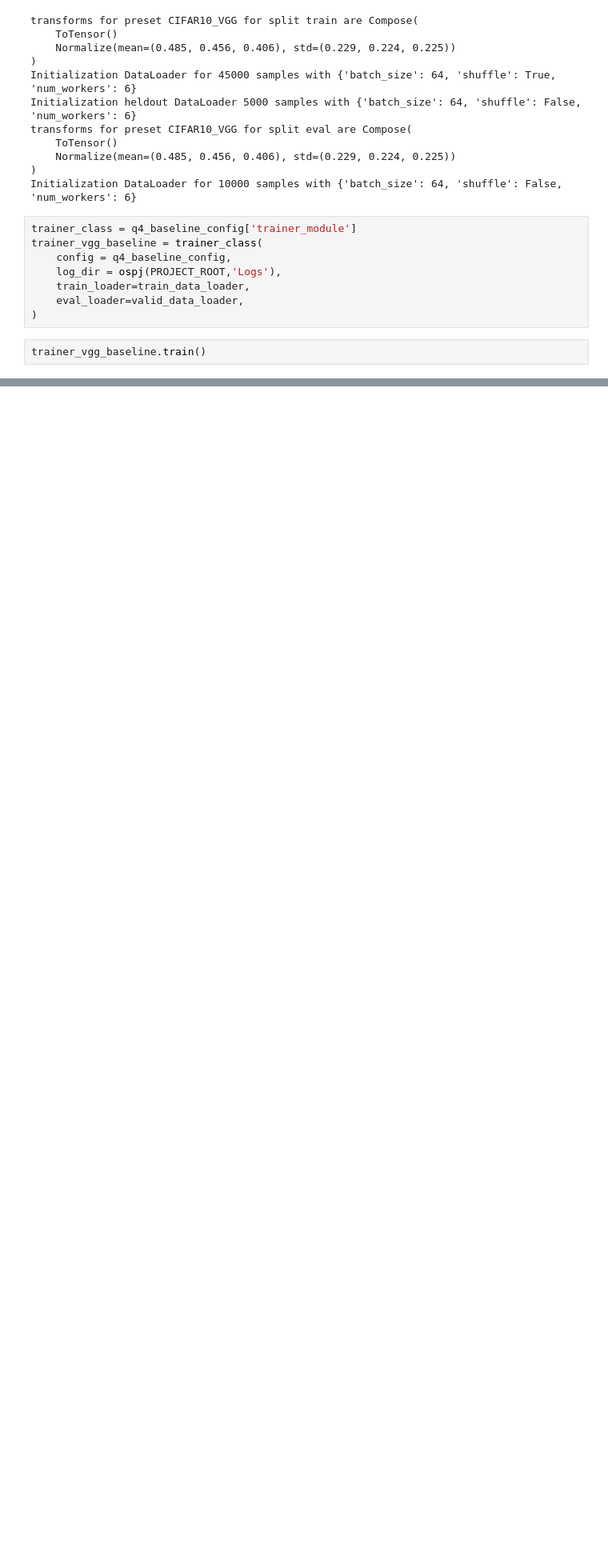
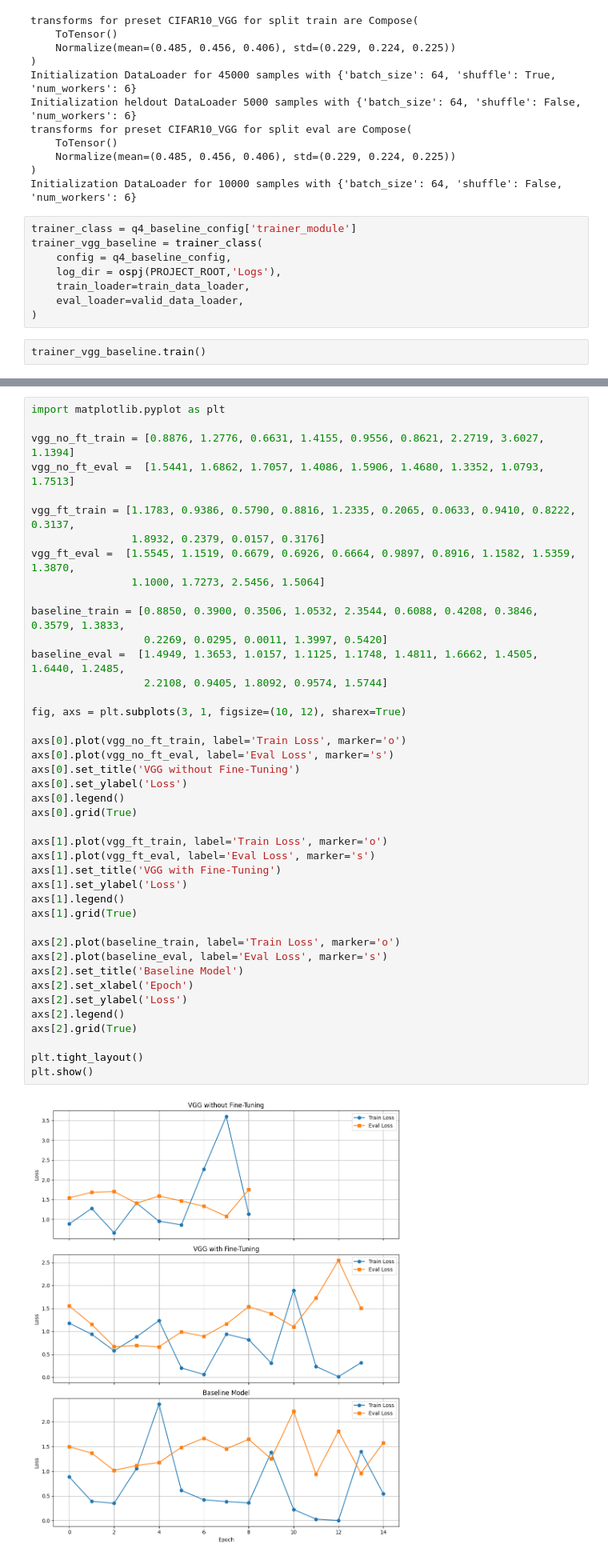
Before and after one commit to nimadindar/HLCV, a Jupyter notebook: assignment3/exercise-3.ipynb, the cells around one changed output, grey strips where cells are left out. Shown at 80% size. Saved outputs shown, nothing was run; the diff lists cells and outputs as text; blank space fills up the shorter version.

```diff
--- a/assignment3/exercise-3.ipynb
+++ b/assignment3/exercise-3.ipynb
@@ -971,0 +1144,44 @@ Feel free to add more code cells if needed.
+# %%
+import matplotlib.pyplot as plt
+
+vgg_no_ft_train = [0.8876, 1.2776, 0.6631, 1.4155, 0.9556, 0.8621, 2.2719, 3.6027, 1.1394]
+vgg_no_ft_eval =  [1.5441, 1.6862, 1.7057, 1.4086, 1.5906, 1.4680, 1.3352, 1.0793, 1.7513]
+
+vgg_ft_train = [1.1783, 0.9386, 0.5790, 0.8816, 1.2335, 0.2065, 0.0633, 0.9410, 0.8222, 0.3137,
+                1.8932, 0.2379, 0.0157, 0.3176]
+vgg_ft_eval =  [1.5545, 1.1519, 0.6679, 0.6926, 0.6664, 0.9897, 0.8916, 1.1582, 1.5359, 1.3870,
+                1.1000, 1.7273, 2.5456, 1.5064]
+
+baseline_train = [0.8850, 0.3900, 0.3506, 1.0532, 2.3544, 0.6088, 0.4208, 0.3846, 0.3579, 1.3833,
+                  0.2269, 0.0295, 0.0011, 1.3997, 0.5420]
+baseline_eval =  [1.4949, 1.3653, 1.0157, 1.1125, 1.1748, 1.4811, 1.6662, 1.4505, 1.6440, 1.2485,
+                  2.2108, 0.9405, 1.8092, 0.9574, 1.5744]
+
+fig, axs = plt.subplots(3, 1, figsize=(10, 12), sharex=True)
+
+axs[0].plot(vgg_no_ft_train, label='Train Loss', marker='o')
+axs[0].plot(vgg_no_ft_eval, label='Eval Loss', marker='s')
+axs[0].set_title('VGG without Fine-Tuning')
+axs[0].set_ylabel('Loss')
+axs[0].legend()
+axs[0].grid(True)
+
+axs[1].plot(vgg_ft_train, label='Train Loss', marker='o')
+axs[1].plot(vgg_ft_eval, label='Eval Loss', marker='s')
+axs[1].set_title('VGG with Fine-Tuning')
+axs[1].set_ylabel('Loss')
+axs[1].legend()
+axs[1].grid(True)
+
+axs[2].plot(baseline_train, label='Train Loss', marker='o')
+axs[2].plot(baseline_eval, label='Eval Loss', marker='s')
+axs[2].set_title('Baseline Model')
+axs[2].set_xlabel('Epoch')
+axs[2].set_ylabel('Loss')
+axs[2].legend()
+axs[2].grid(True)
+
+plt.tight_layout()
+plt.show()
+# %% [output]
+[figure, added]
```
Also changed, not shown: parts of 39 cells of this notebook, 2 other files.
